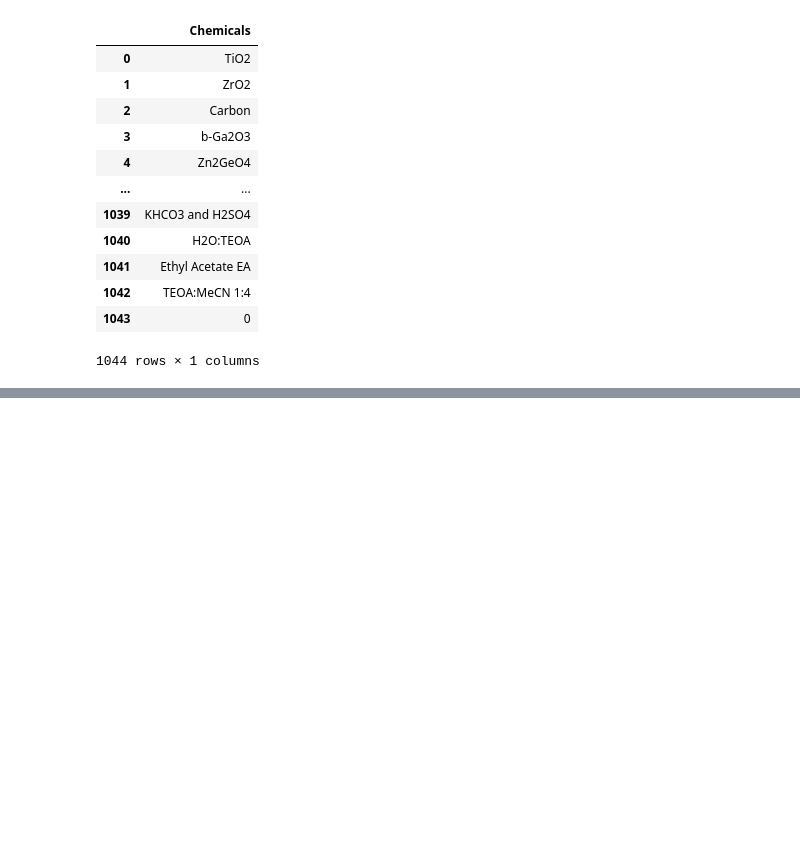
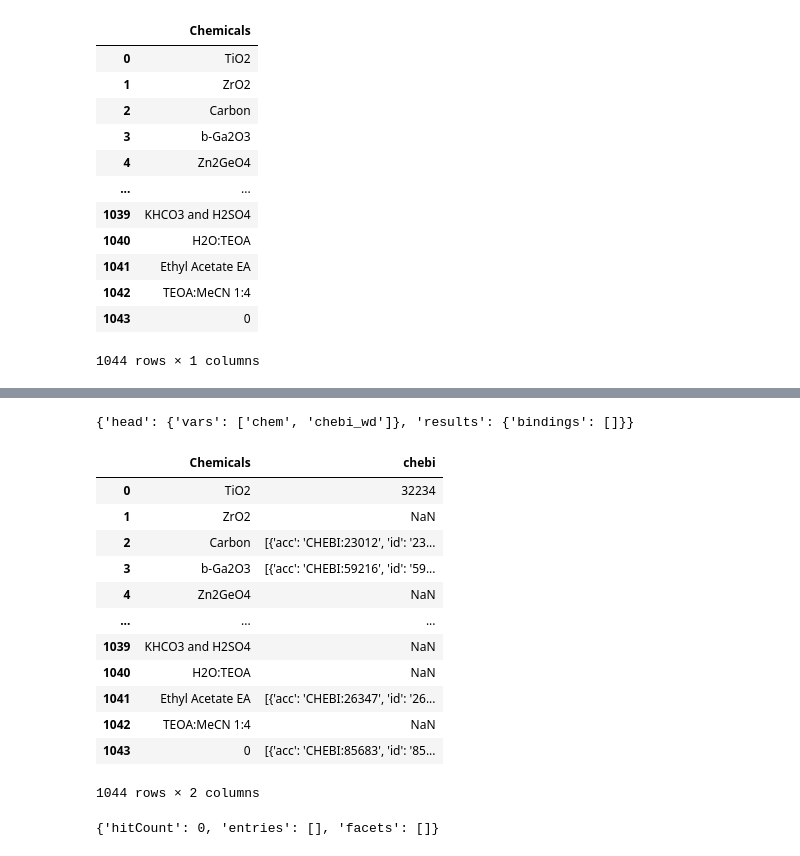
Before and after one commit to SolarChem/solarchem-ontology, a Jupyter notebook: knowledge-graph/kg-construction.ipynb, the cells around one changed output, grey strips where cells are left out. Cells and saved outputs as stored; diff of their text form; code cells hidden in the pictures; blank space fills up the shorter version.

Commit message:
queries to WD for chemicals

```diff
--- a/knowledge-graph/kg-construction.ipynb
+++ b/knowledge-graph/kg-construction.ipynb
@@ -709,2 +800,51 @@ Name: chebi, Length: 1044, dtype: object
+# %%
+sparql = SPARQLWrapper(
+    "https://query.wikidata.org/sparql"
+)
+sparql.setReturnFormat(JSON)
+
+query = """
+    SELECT DISTINCT ?chem ?chebi_wd
+    WHERE
+    {{
+      ?chem wdt:P683 ?chebi_wd ;
+            skos:altLabel "{}"@en .
+    }}
+"""
+sparql.setQuery(query.format("kejsfhaskdjfhlas"))
+res = sparql.queryAndConvert()
+
+print(res)
+
+for row in res['results']['bindings']:
+    print(f"{row['chem']['value']}")
+    print(f"{row['chebi_wd']['value']}")
+# %% [output]
+{'head': {'vars': ['chem', 'chebi_wd']}, 'results': {'bindings': []}}
 # %%
 chems_df.to_csv("data/chemicals.csv", index=False, sep=",")
+# %%
+chems_df = pd.read_csv("data/chemicals.csv")
+chems_df
+# %% [output]
+|  | Chemicals | chebi |
+| 0 | TiO2 | 32234 |
+| 1 | ZrO2 | NaN |
+| 2 | Carbon | [{'acc': 'CHEBI:23012', 'id': '23... |
+| 3 | b-Ga2O3 | [{'acc': 'CHEBI:59216', 'id': '59... |
+| 4 | Zn2GeO4 | NaN |
+| ... | ... | ... |
+| 1039 | KHCO3 and H2SO4 | NaN |
+| 1040 | H2O:TEOA | NaN |
+| 1041 | Ethyl Acetate EA | [{'acc': 'CHEBI:26347', 'id': '26... |
+| 1042 | TEOA:MeCN 1:4 | NaN |
+| 1043 | 0 | [{'acc': 'CHEBI:85683', 'id': '85... |
+1044 rows × 2 columns
+# %%
+headers = {'Accept': 'application/json'}
+query ='https://www.ebi.ac.uk/ebisearch/ws/rest/chebi?query={}'
+response = requests.get(query.format("""\[Ru(bpy)3\]Cl2"""), headers=headers)
+print(response.json())
+#print(response.json())
+# %% [output]
+{'hitCount': 0, 'entries': [], 'facets': []}
```
Also changed, not shown: parts of 9 cells of this notebook, 2 other files.
